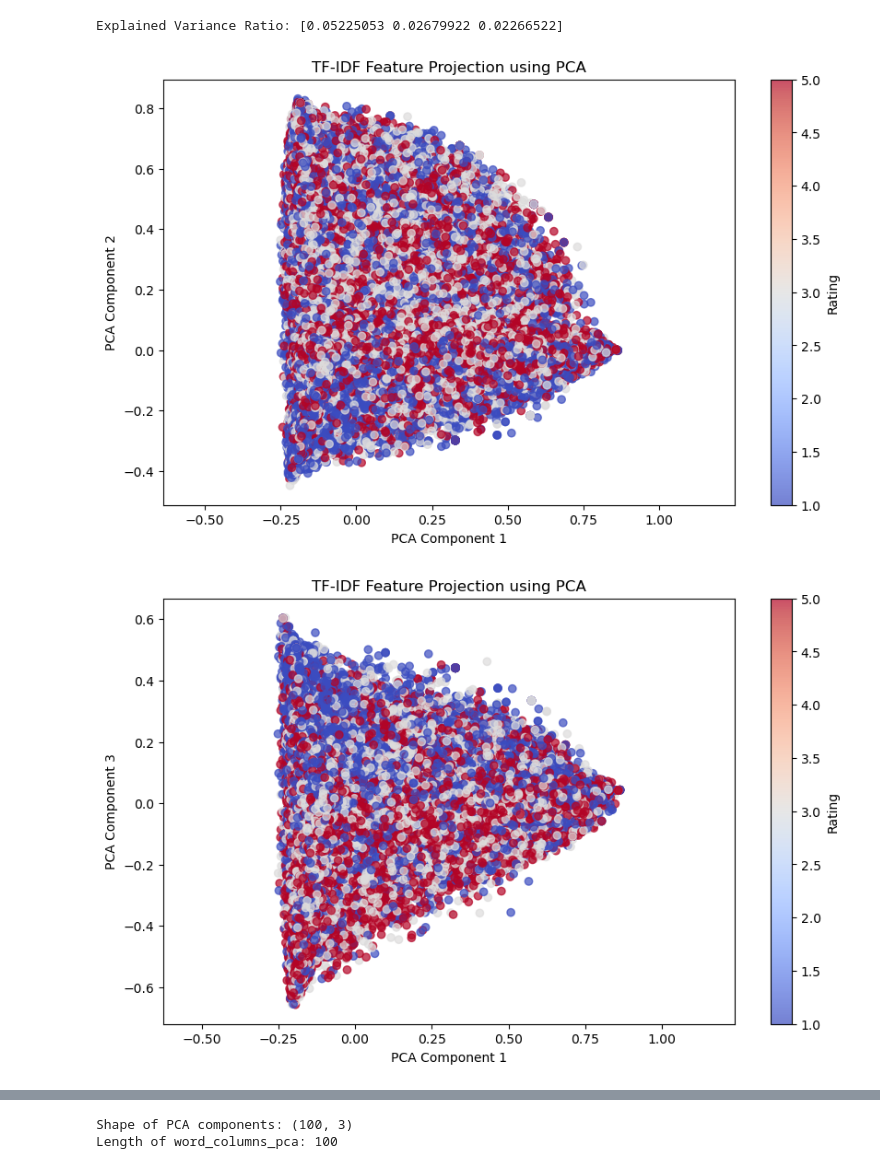
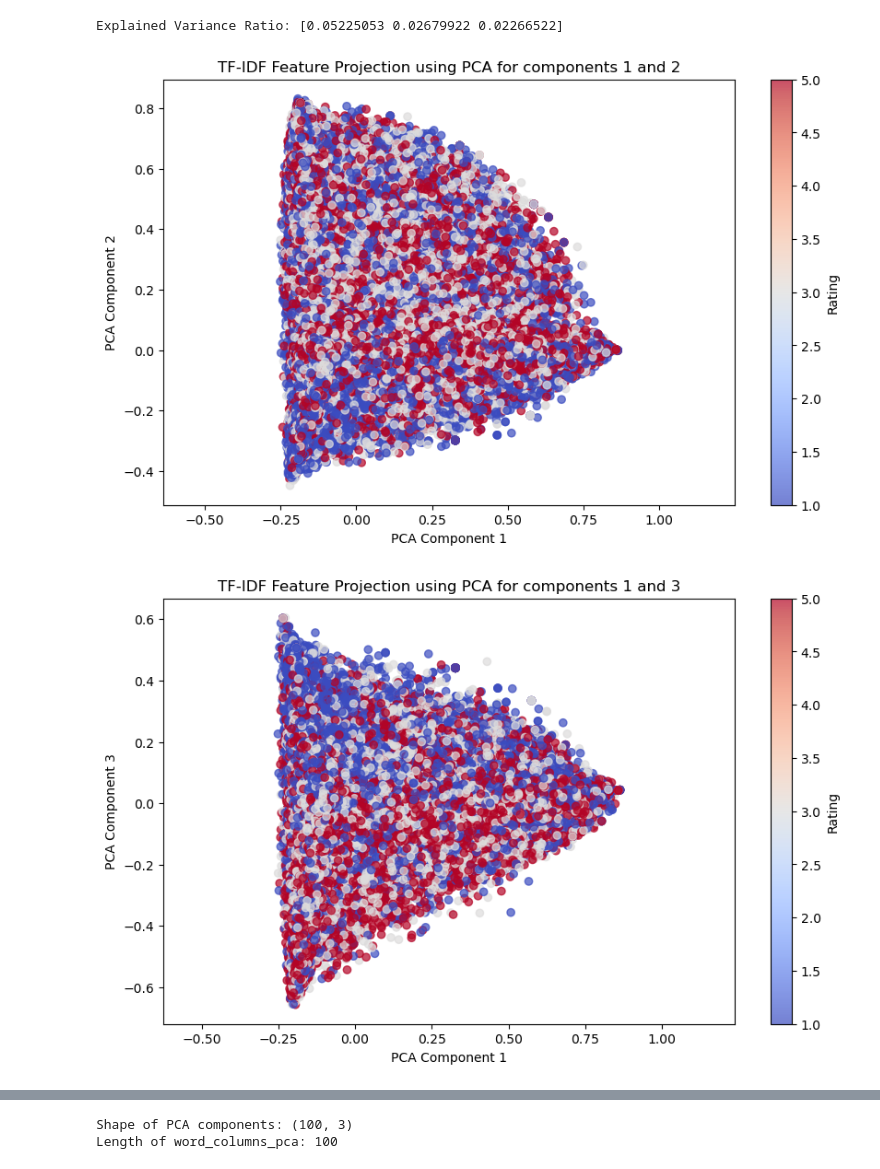
Before and after one commit to nishamizh/ReviewAnalysis-Capstone2, a Jupyter notebook: EDA-NLP.ipynb, the cells around one changed output, grey strips where cells are left out. Drawn from its saved outputs; the diff is of its cells as text; code cells hidden in the pictures.

```diff
--- a/EDA-NLP.ipynb
+++ b/EDA-NLP.ipynb
@@ -500,15 +483,15 @@ Explained Variance Ratio: [0.05225053 0.02679922 0.02266522]
 # %%
 # Scatter plot by Rating
 plt.figure(figsize=(10,6))
 plt.scatter(filtered_data['PCA1'], filtered_data['PCA2'], c=filtered_data['Rating'], cmap='coolwarm', alpha=0.7)
 plt.axis('equal')
 plt.colorbar(label="Rating")
 plt.xlabel("PCA Component 1")
 plt.ylabel("PCA Component 2")
-plt.title("TF-IDF Feature Projection using PCA")
+plt.title("TF-IDF Feature Projection using PCA for components 1 and 2")
 plt.show()
 # %% [output]
-[figure, old version]
+[figure, new version]
 # %%
 # Scatter plot by Rating
 plt.figure(figsize=(10,6))
@@ -517,10 +500,10 @@ plt.axis('equal')
 plt.colorbar(label="Rating")
 plt.xlabel("PCA Component 1")
 plt.ylabel("PCA Component 3")
-plt.title("TF-IDF Feature Projection using PCA")
+plt.title("TF-IDF Feature Projection using PCA for components 1 and 3")
 plt.show()
 # %% [output]
-[figure, old version]
+[figure, new version]
 # %%
 # Scatter plot by Rating
 plt.figure(figsize=(10,6))
```
Also changed, not shown: parts of 14 cells of this notebook.
